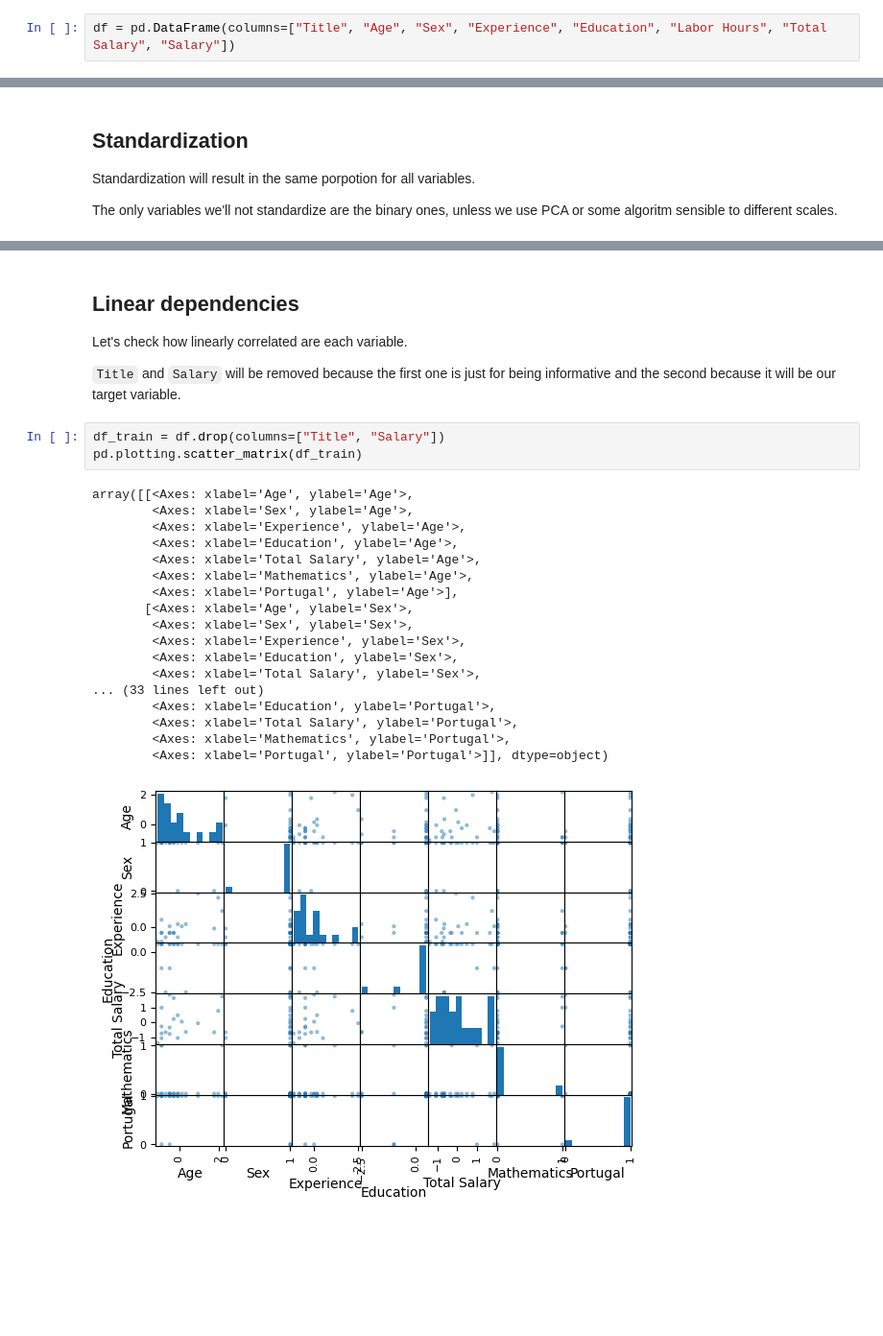
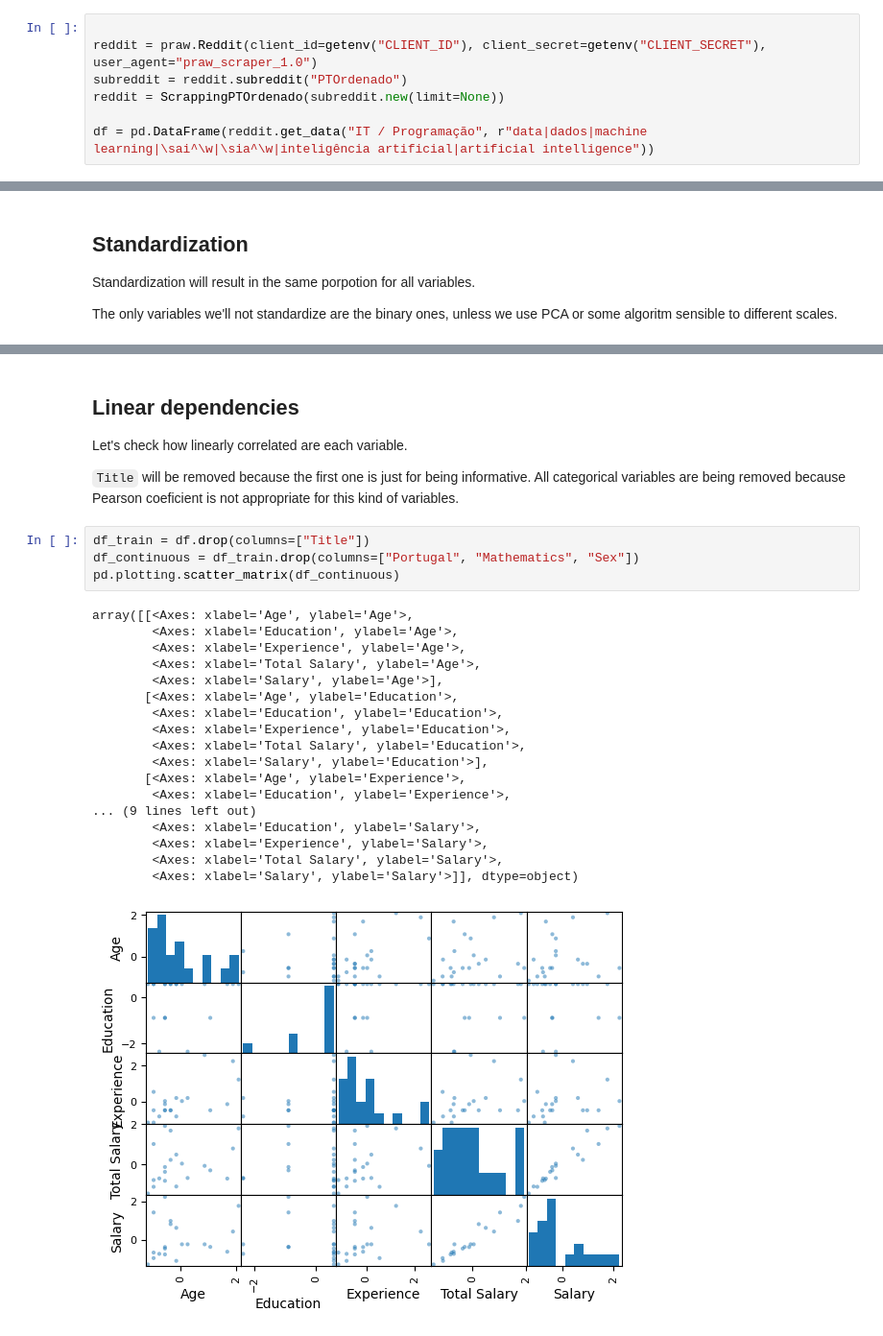
Before and after one commit to ttiagojm/PTOrdenado-Analise, a Jupyter notebook: demo.ipynb, the cells around one changed output, grey strips where cells are left out. Shown at 96% size. Cells and saved outputs as stored; diff of their text form; blank space fills up the shorter version.

Commit message:
Separate scrapping from analysis

```diff
--- a/demo.ipynb
+++ b/demo.ipynb
@@ -25,2 +21,7 @@ subreddit = reddit.subreddit("PTOrdenado")
 # %%
-df = pd.DataFrame(columns=["Title", "Age", "Sex", "Experience", "Education", "Labor Hours", "Total Salary", "Salary"])
+
+reddit = praw.Reddit(client_id=getenv("CLIENT_ID"), client_secret=getenv("CLIENT_SECRET"), user_agent="praw_scraper_1.0")
+subreddit = reddit.subreddit("PTOrdenado")
+reddit = ScrappingPTOrdenado(subreddit.new(limit=None))
+
+df = pd.DataFrame(reddit.get_data("IT / Programação", r"data|dados|machine learning|\sai^\w|\sia^\w|inteligência artificial|artificial intelligence"))
@@ -395,27 +270,29 @@ df
 
 Let's check how linearly correlated are each variable.
 
-`Title` and `Salary` will be removed because the first one is just for being informative and the second because it will be our target variable.
+`Title` will be removed because the first one is just for being informative.
+All categorical variables are being removed because Pearson coeficient is not appropriate for this kind of variables.
 # %%
-df_train = df.drop(columns=["Title", "Salary"])
-pd.plotting.scatter_matrix(df_train)
+df_train = df.drop(columns=["Title"])
+df_continuous = df_train.drop(columns=["Portugal", "Mathematics", "Sex"])
+pd.plotting.scatter_matrix(df_continuous)
 # %% [output]
 array([[<Axes: xlabel='Age', ylabel='Age'>,
-        <Axes: xlabel='Sex', ylabel='Age'>,
+        <Axes: xlabel='Education', ylabel='Age'>,
         <Axes: xlabel='Experience', ylabel='Age'>,
-        <Axes: xlabel='Education', ylabel='Age'>,
         <Axes: xlabel='Total Salary', ylabel='Age'>,
-        <Axes: xlabel='Mathematics', ylabel='Age'>,
-        <Axes: xlabel='Portugal', ylabel='Age'>],
-       [<Axes: xlabel='Age', ylabel='Sex'>,
-        <Axes: xlabel='Sex', ylabel='Sex'>,
-        <Axes: xlabel='Experience', ylabel='Sex'>,
-        <Axes: xlabel='Education', ylabel='Sex'>,
-        <Axes: xlabel='Total Salary', ylabel='Sex'>,
-... (33 lines left out)
-        <Axes: xlabel='Education', ylabel='Portugal'>,
-        <Axes: xlabel='Total Salary', ylabel='Portugal'>,
-        <Axes: xlabel='Mathematics', ylabel='Portugal'>,
-        <Axes: xlabel='Portugal', ylabel='Portugal'>]], dtype=object)
+        <Axes: xlabel='Salary', ylabel='Age'>],
+       [<Axes: xlabel='Age', ylabel='Education'>,
+        <Axes: xlabel='Education', ylabel='Education'>,
+        <Axes: xlabel='Experience', ylabel='Education'>,
+        <Axes: xlabel='Total Salary', ylabel='Education'>,
+        <Axes: xlabel='Salary', ylabel='Education'>],
+       [<Axes: xlabel='Age', ylabel='Experience'>,
+        <Axes: xlabel='Education', ylabel='Experience'>,
+... (9 lines left out)
+        <Axes: xlabel='Education', ylabel='Salary'>,
+        <Axes: xlabel='Experience', ylabel='Salary'>,
+        <Axes: xlabel='Total Salary', ylabel='Salary'>,
+        <Axes: xlabel='Salary', ylabel='Salary'>]], dtype=object)
-[figure, old version]
+[figure, new version]
 # %%
```
Also changed, not shown: parts of 15 cells of this notebook, 2 other files.
